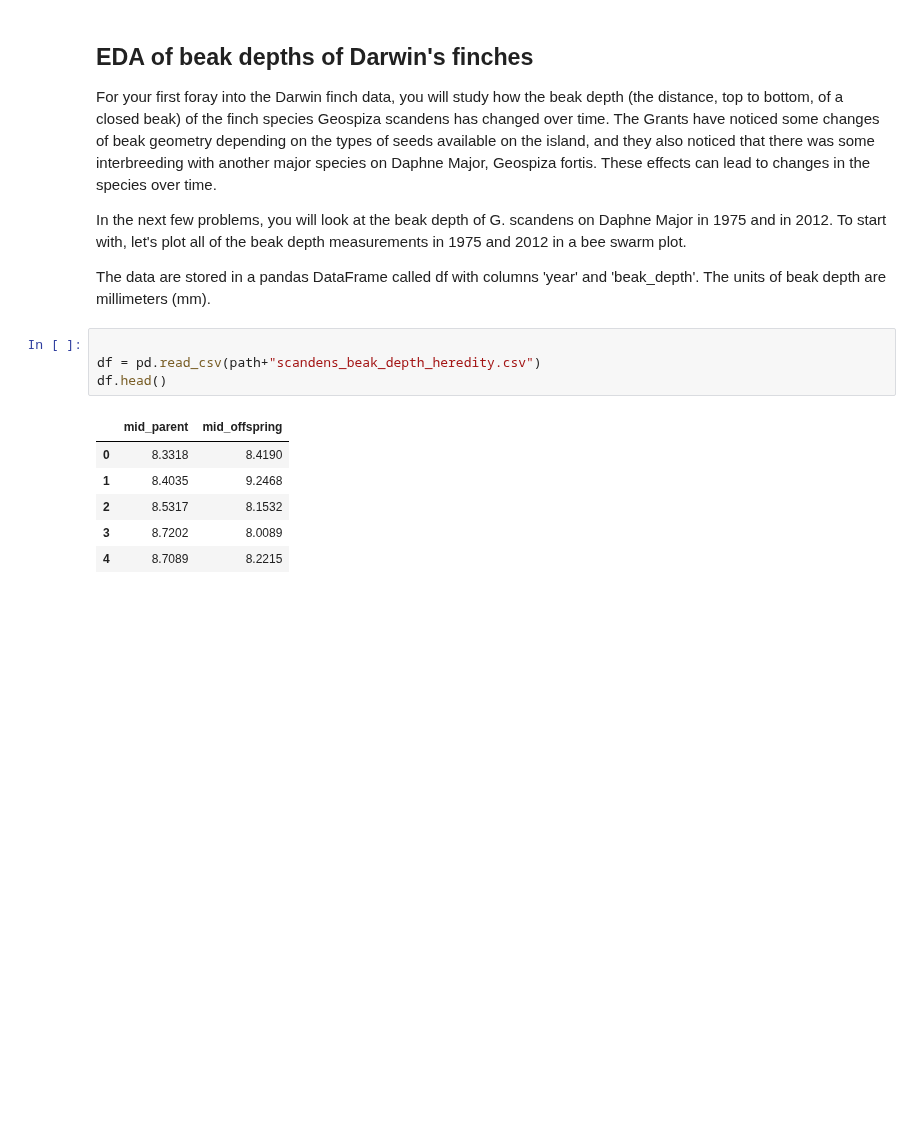
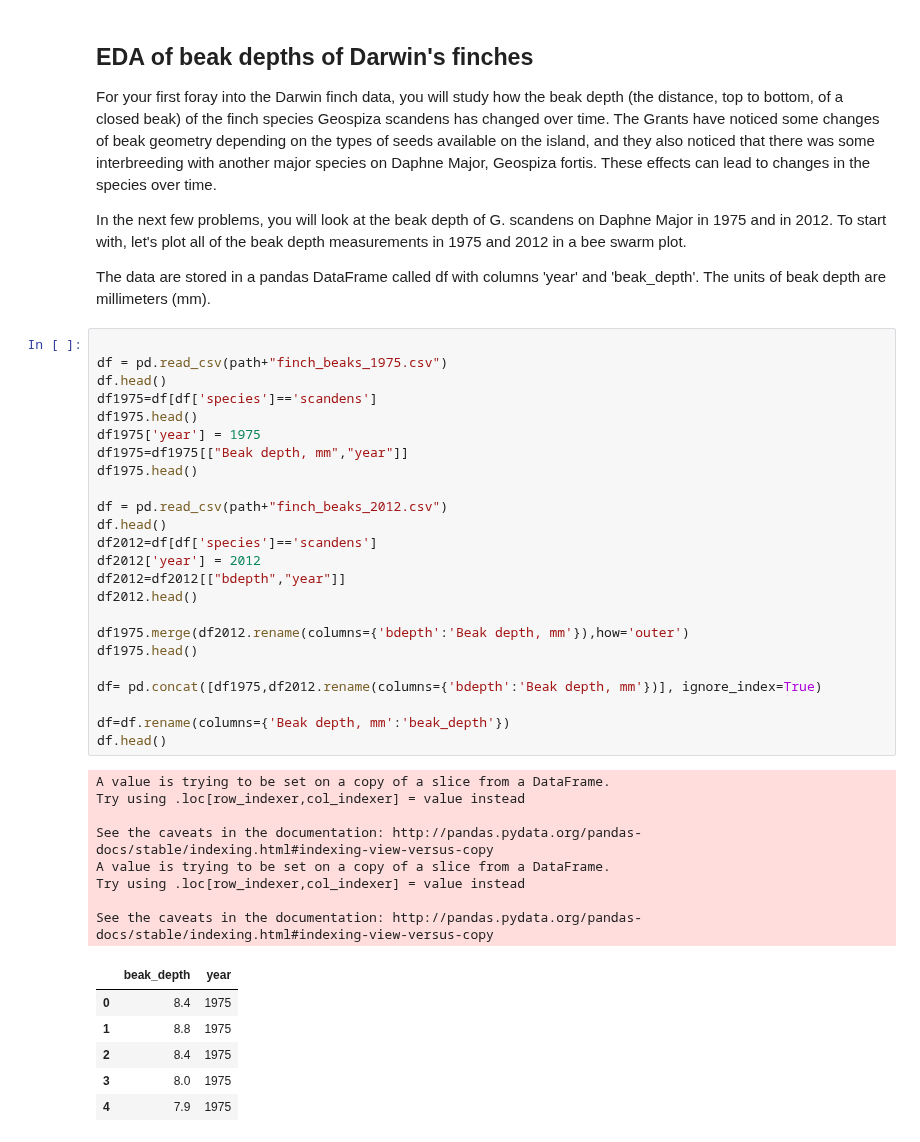
Before and after one commit to cyrsis/TensorflowPY36CPU, a Jupyter notebook: _14_Plot/Test.ipynb, the cells around one changed output. Drawn from its saved outputs; the diff is of its cells as text; blank space fills up the shorter version.

```diff
--- a/_14_Plot/Test.ipynb
+++ b/_14_Plot/Test.ipynb
@@ -552,16 +552,44 @@ For your first foray into the Darwin finch data, you will study how the beak dep
 In the next few problems, you will look at the beak depth of G. scandens on Daphne Major in 1975 and in 2012. To start with, let's plot all of the beak depth measurements in 1975 and 2012 in a bee swarm plot.
 
 The data are stored in a pandas DataFrame called df with columns 'year' and 'beak_depth'. The units of beak depth are millimeters (mm).
-# %%
-
-df = pd.read_csv(path+"scandens_beak_depth_heredity.csv")
-df.head()
-# %% [output]
-|  | mid_parent | mid_offspring |
-| 0 | 8.3318 | 8.4190 |
-| 1 | 8.4035 | 9.2468 |
-| 2 | 8.5317 | 8.1532 |
-| 3 | 8.7202 | 8.0089 |
-| 4 | 8.7089 | 8.2215 |
+# %%
+
+df = pd.read_csv(path+"finch_beaks_1975.csv")
+df.head()
+df1975=df[df['species']=='scandens']
+df1975.head()
+df1975['year'] = 1975
+df1975=df1975[["Beak depth, mm","year"]]
+df1975.head()
+
+df = pd.read_csv(path+"finch_beaks_2012.csv")
+df.head()
+df2012=df[df['species']=='scandens']
+df2012['year'] = 2012
+df2012=df2012[["bdepth","year"]]
+df2012.head()
+
+df1975.merge(df2012.rename(columns={'bdepth':'Beak depth, mm'}),how='outer')
+df1975.head()
+
+df= pd.concat([df1975,df2012.rename(columns={'bdepth':'Beak depth, mm'})], ignore_index=True)
+
+df=df.rename(columns={'Beak depth, mm':'beak_depth'})
+df.head()
+# %% [output]
+A value is trying to be set on a copy of a slice from a DataFrame.
+Try using .loc[row_indexer,col_indexer] = value instead
+
+See the caveats in the documentation: http://pandas.pydata.org/pandas-docs/stable/indexing.html#indexing-view-versus-copy
+A value is trying to be set on a copy of a slice from a DataFrame.
+Try using .loc[row_indexer,col_indexer] = value instead
+
+See the caveats in the documentation: http://pandas.pydata.org/pandas-docs/stable/indexing.html#indexing-view-versus-copy
+|  | beak_depth | year |
+| 0 | 8.4 | 1975 |
+| 1 | 8.8 | 1975 |
+| 2 | 8.4 | 1975 |
+| 3 | 8.0 | 1975 |
+| 4 | 7.9 | 1975 |
 # %%
 # Create bee swarm plot
```
Also changed, not shown: parts of 17 cells of this notebook, 3 other files.
